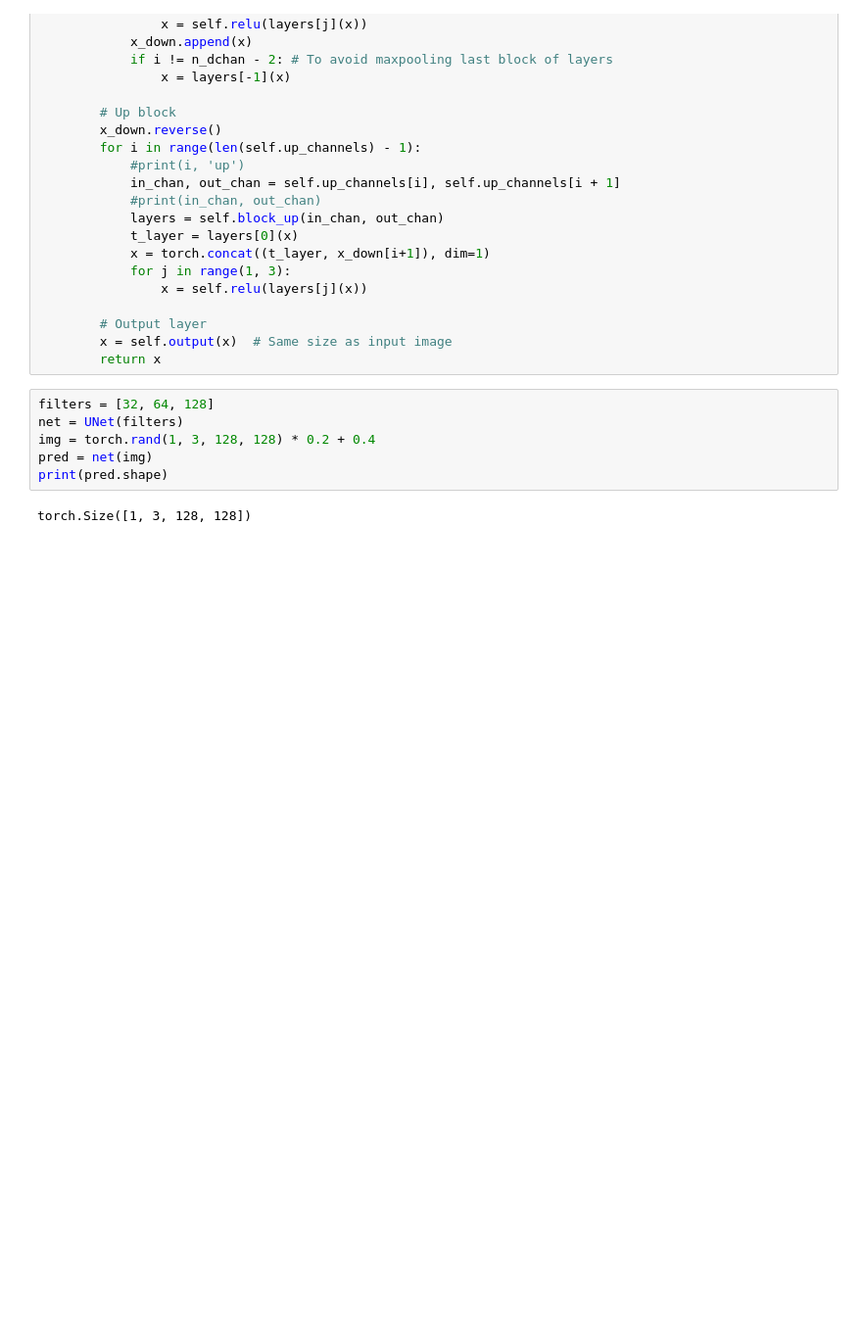
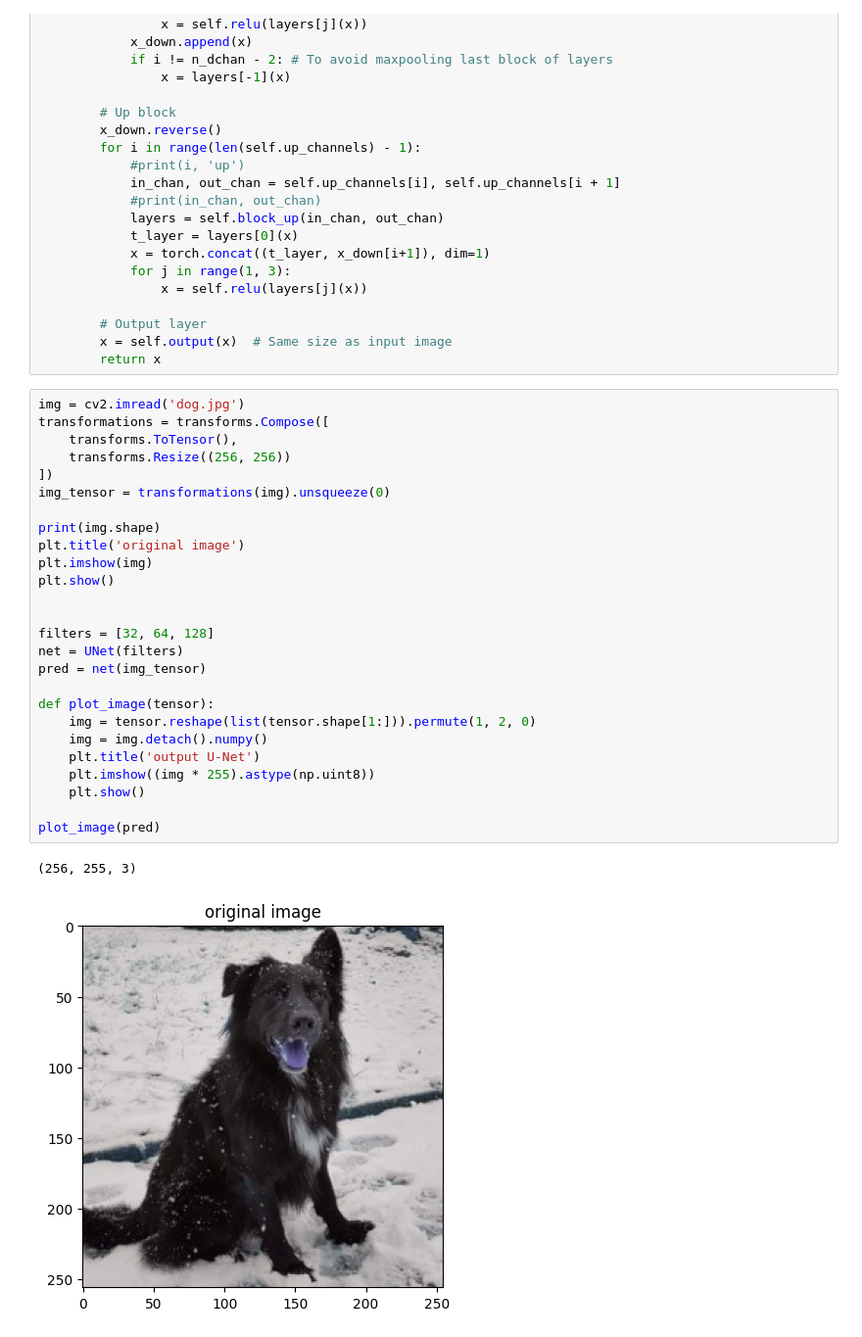
Before and after one commit to danalejosolerma/minimal_diffusion, a Jupyter notebook: diffusion.ipynb, the cells around one changed output. Shown at 98% size. Saved outputs shown, nothing was run; the diff lists cells and outputs as text; blank space fills up the shorter version.

```diff
--- a/diffusion.ipynb
+++ b/diffusion.ipynb
@@ -62,11 +66,32 @@ class UNet(nn.Module):
         # Output layer
         x = self.output(x)  # Same size as input image
         return x
-# %%
-filters = [32, 64, 128]
-net = UNet(filters)
-img = torch.rand(1, 3, 128, 128) * 0.2 + 0.4
-pred = net(img)
-print(pred.shape)
-# %% [output]
-torch.Size([1, 3, 128, 128])
+# %%
+img = cv2.imread('dog.jpg')
+transformations = transforms.Compose([
+    transforms.ToTensor(),
+    transforms.Resize((256, 256))
+])
+img_tensor = transformations(img).unsqueeze(0)
+
+print(img.shape)
+plt.title('original image')
+plt.imshow(img)
+plt.show()
+
+
+filters = [32, 64, 128]
+net = UNet(filters)
+pred = net(img_tensor)
+
+def plot_image(tensor):
+    img = tensor.reshape(list(tensor.shape[1:])).permute(1, 2, 0)
+    img = img.detach().numpy()
+    plt.title('output U-Net')
+    plt.imshow((img * 255).astype(np.uint8))
+    plt.show()
+
+plot_image(pred)
+# %% [output]
+(256, 255, 3)
+[figure, added]
```
Also changed, not shown: parts of 5 cells of this notebook, 2 other files.
